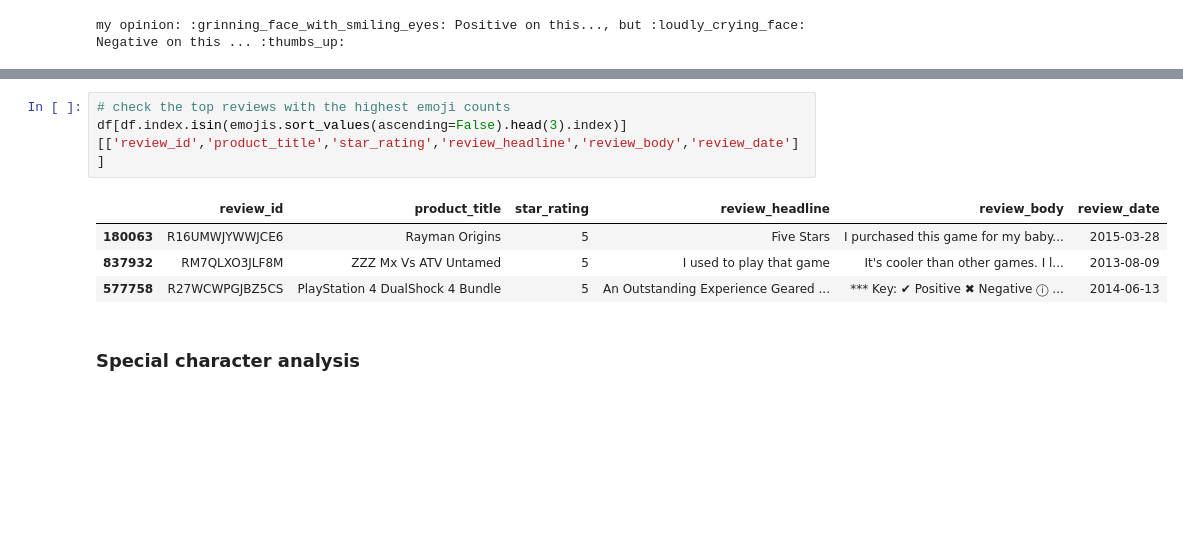
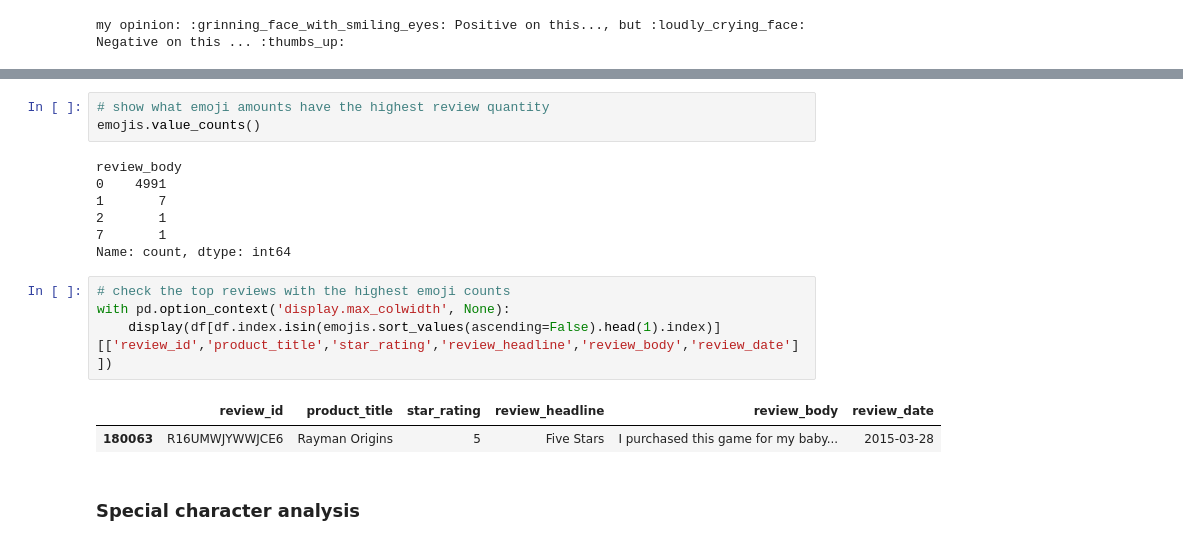
Before and after one commit to rodrigo-92/Data-Science-Projects, a Jupyter notebook: own_projects/amazon_reviews/eda/01-v1-EDA.ipynb, the cells around one changed output, grey strips where cells are left out. Cells and saved outputs as stored; diff of their text form; blank space fills up the shorter version.

```diff
--- a/own_projects/amazon_reviews/eda/01-v1-EDA.ipynb
+++ b/own_projects/amazon_reviews/eda/01-v1-EDA.ipynb
@@ -394,11 +435,20 @@ Name: review_body, dtype: object
+# %%
+# show what emoji amounts have the highest review quantity
+emojis.value_counts()
+# %% [output]
+review_body
+0    4991
+1       7
+2       1
+7       1
+Name: count, dtype: int64
 # %%
 # check the top reviews with the highest emoji counts
-df[df.index.isin(emojis.sort_values(ascending=False).head(3).index)][['review_id','product_title','star_rating','review_headline','review_body','review_date']]
+with pd.option_context('display.max_colwidth', None):
+    display(df[df.index.isin(emojis.sort_values(ascending=False).head(1).index)][['review_id','product_title','star_rating','review_headline','review_body','review_date']])
 # %% [output]
 |  | review_id | product_title | star_rating | review_headline | review_body | review_date |
 | 180063 | R16UMWJYWWJCE6 | Rayman Origins | 5 | Five Stars | I purchased this game for my baby... | 2015-03-28 |
-| 837932 | RM7QLXO3JLF8M | ZZZ Mx Vs ATV Untamed | 5 | I used to play that game | It's cooler than other games. I l... | 2013-08-09 |
-| 577758 | R27WCWPGJBZ5CS | PlayStation 4 DualShock 4 Bundle | 5 | An Outstanding Experience Geared ... | *** Key: ✔ Positive ✖ Negative ⓘ ... | 2014-06-13 |
 # %% [markdown]
 ### Special character analysis
 # %%
```
Also changed, not shown: parts of 72 cells of this notebook.
